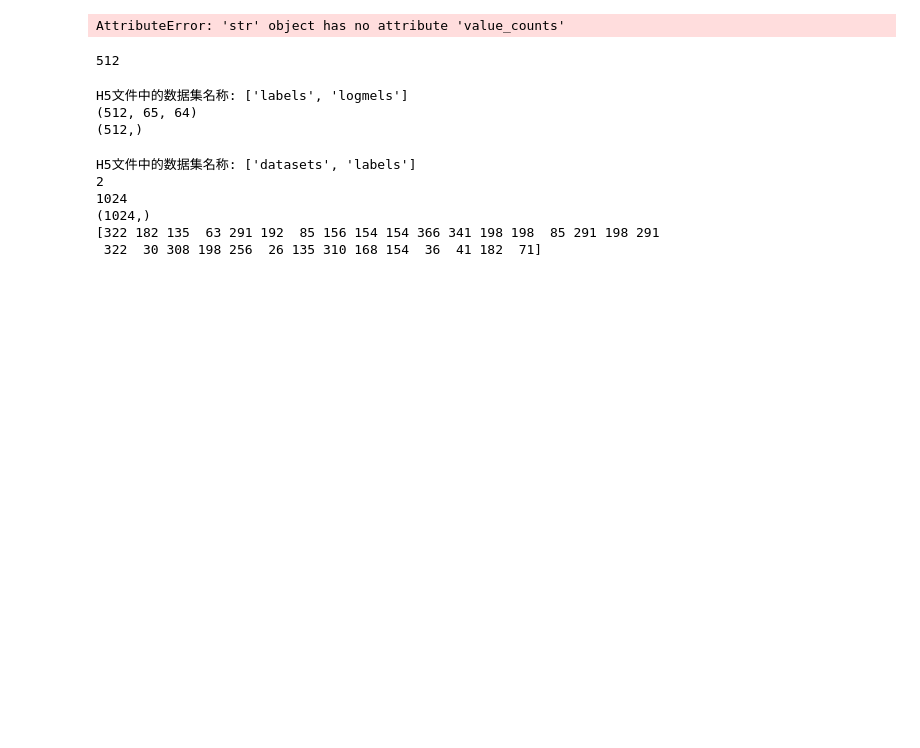
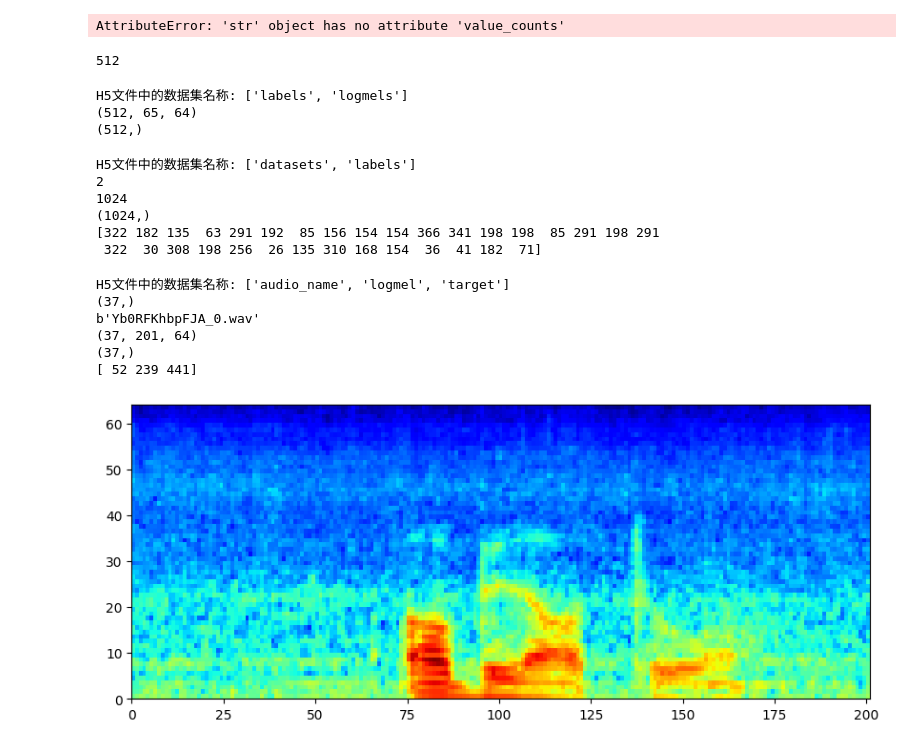
Before and after one commit to svipvm/audioset-tidy, a Jupyter notebook: process_hdf5.ipynb, the cells around one changed output. Cells and saved outputs as stored; diff of their text form; code cells hidden in the pictures; blank space fills up the shorter version.

Commit message:
finish audioset

```diff
--- a/process_hdf5.ipynb
+++ b/process_hdf5.ipynb
@@ -126,3 +128,30 @@ H5文件中的数据集名称: ['datasets', 'labels']
 (1024,)
 [322 182 135  63 291 192  85 156 154 154 366 341 198 198  85 291 198 291
  322  30 308 198 256  26 135 310 168 154  36  41 182  71]
+# %%
+output_file = '/media/ubuntu/ssd2t/AIGroup/Audio-Data/audioset_strong/logmel/train_data.h5'
+data = None
+with h5py.File(output_file, "r") as h5_file:
+    print("H5文件中的数据集名称:", list(h5_file.keys()))
+    print(h5_file["audio_name"].shape)
+    print(h5_file["audio_name"][0])
+    print(h5_file["logmel"].shape)
+    data = h5_file["logmel"][0]
+    print(h5_file["target"].shape)
+    print(h5_file["target"][0])
+# %% [output]
+H5文件中的数据集名称: ['audio_name', 'logmel', 'target']
+(37,)
+b'Yb0RFKhbpFJA_0.wav'
+(37, 201, 64)
+(37,)
+[ 52 239 441]
+# %%
+plt.figure(figsize=(10, 4))
+plt.imshow(np.flipud(np.transpose(data)),
+    cmap=plt.cm.jet,
+    aspect='auto',
+    extent=[0, data.shape[0], 0, data.shape[1]])
+plt.show()
+# %% [output]
+[figure, added]
```
Also changed, not shown: parts of 1 cell of this notebook, 18 other files.
